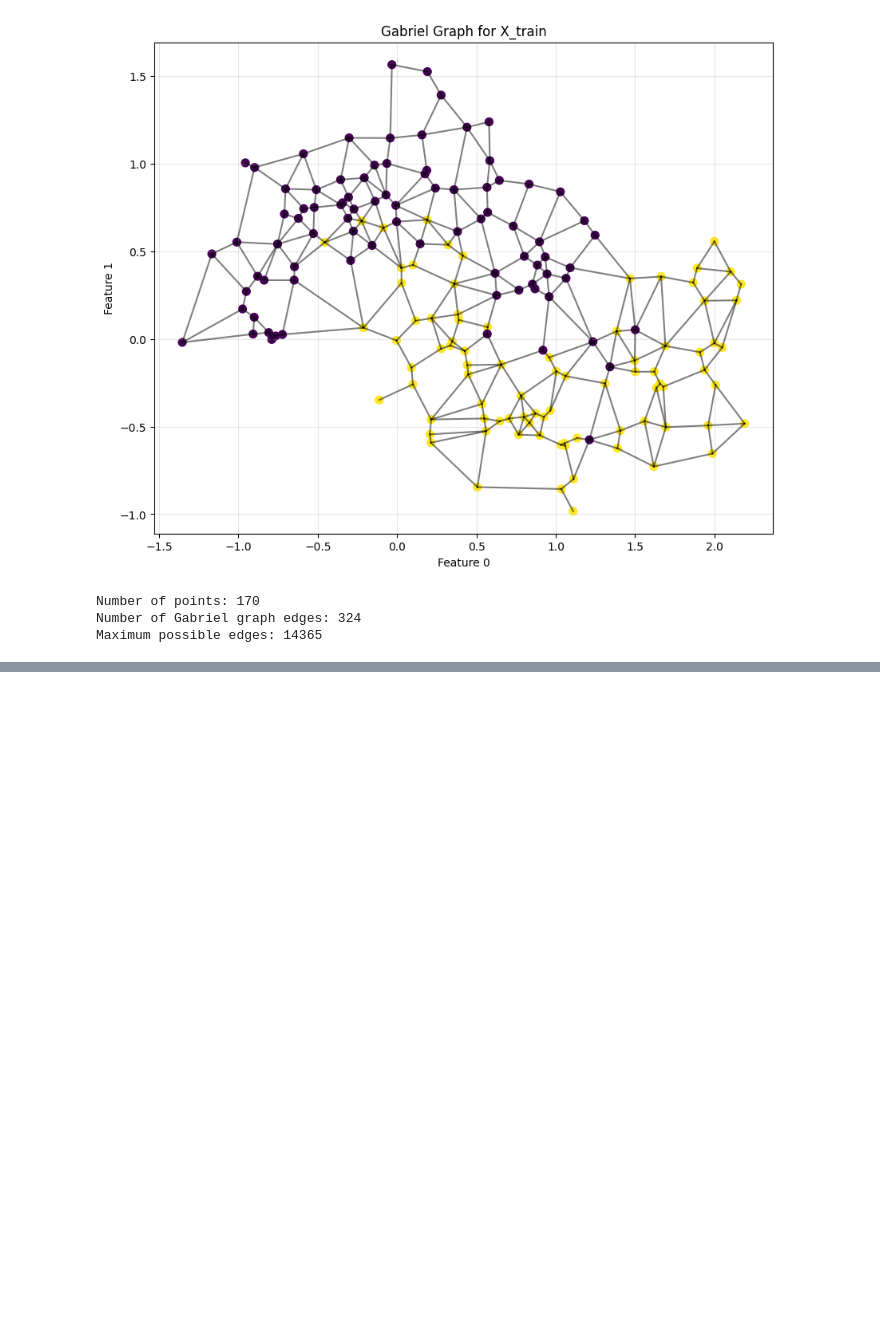
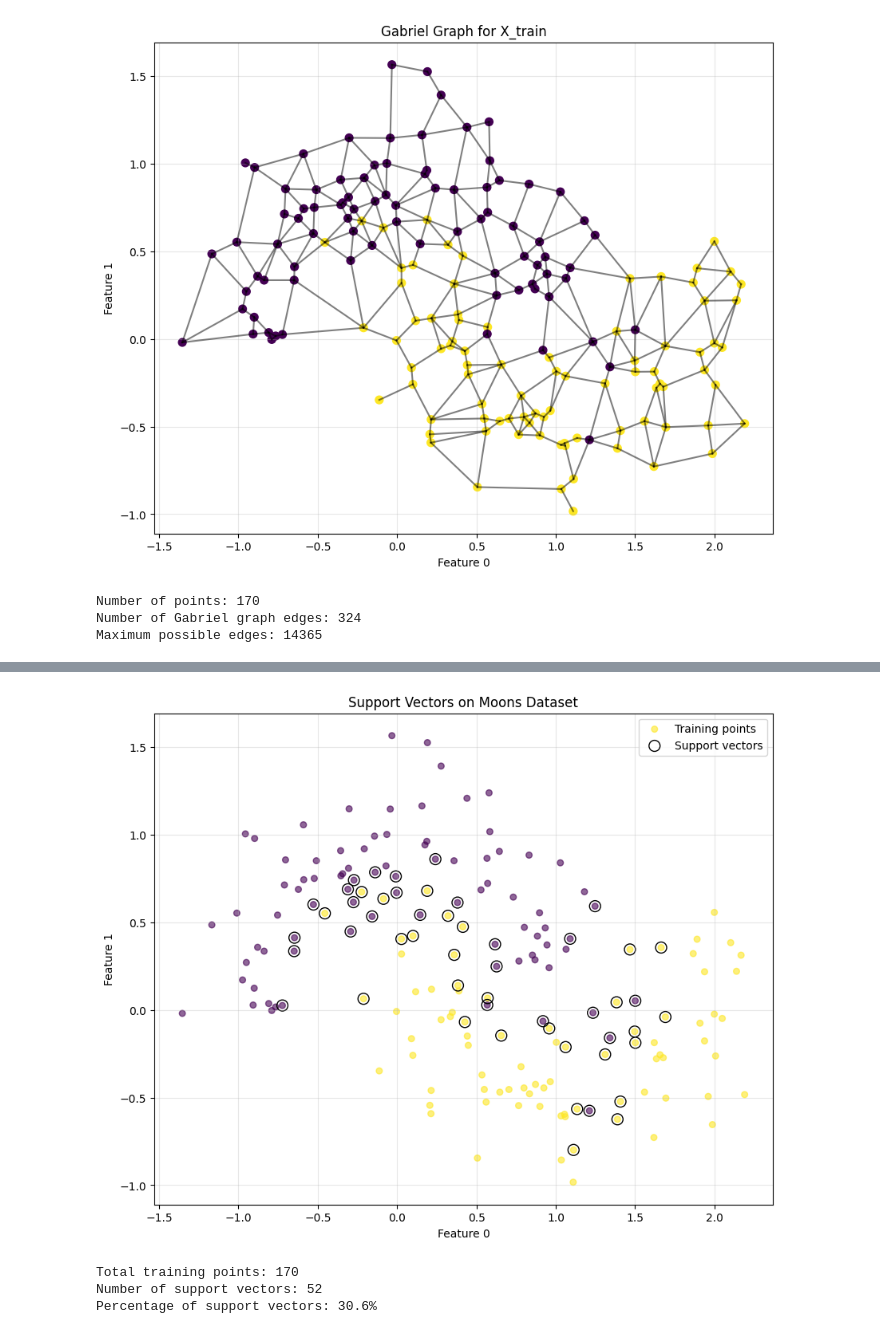
Before and after one commit to eduardo-ufmg/semana-conhecimento, a Jupyter notebook: knn.ipynb, the cells around one changed output, grey strips where cells are left out. Drawn from its saved outputs; the diff is of its cells as text; code cells hidden in the pictures; blank space fills up the shorter version.

```diff
--- a/knn.ipynb
+++ b/knn.ipynb
@@ -180,8 +180,8 @@ X_train, X_test, y_train, y_test = train_test_split(
 )
 
 # --- Build pipeline: scaling + classifier ---
-clf = RBFKNeighborsClassifier(k=k, h=h)  # use your implementation
-pipe = make_pipeline(StandardScaler(), clf)
+clf_ref = RBFKNeighborsClassifier(k=k, h=h)  # use your implementation
+pipe = make_pipeline(StandardScaler(), clf_ref)
 
 # --- Fit and evaluate ---
 pipe.fit(X_train, y_train)
@@ -292,7 +292,7 @@ Number of points: 170
 Number of Gabriel graph edges: 324
 Maximum possible edges: 14365
 # %%
-def support_vectors(gabriel_adj, y):
+def support_graph(gabriel_adj, y):
     """
     Return an adjacency matrix indicating Gabriel edges between points of different classes.
 
@@ -305,7 +305,7 @@ def support_vectors(gabriel_adj, y):
 
     Returns
     -------
-    differentsupport_vectors_class_matrix : ndarray of shape (n_samples, n_samples)
+    support_graph_matrix : ndarray of shape (n_samples, n_samples)
         Binary matrix where 1 indicates a Gabriel edge between points of different classes
     """
     gabriel_adj = np.asarray(gabriel_adj)
@@ -316,6 +316,6 @@ def support_vectors(gabriel_adj, y):
     different_classes = (y[:, np.newaxis] != y[np.newaxis, :]).astype(int)
 
     # Element-wise multiplication: 1 only if Gabriel edge AND different classes
-    different_class_matrix = gabriel_adj * different_classes
+    support_graph_matrix = gabriel_adj * different_classes
 
-    return different_class_matrix
+    return support_graph_matrix
@@ -362,0 +345,32 @@ Support vector indices: [  1   2   3  20  21  22  26  29  30  40  41  42  46  49
+# %%
+# Compute support graph and support vectors for the training data
+support_graph_mat = support_graph(gabriel_adj, y_train)
+support_vecs = support_vectors(X_train, support_graph_mat)
+
+# Create visualization of support vectors
+plt.figure(figsize=(10, 8))
+
+# Plot all training points
+plt.scatter(X_train[:, 0], X_train[:, 1], c=y_train, s=30, alpha=0.6,
+           label='Training points', cmap='viridis')
+
+# Highlight support vectors
+plt.scatter(support_vecs[:, 0], support_vecs[:, 1],
+           s=100, facecolors='none', edgecolors='black', linewidth=1,
+           label='Support vectors')
+
+plt.title('Support Vectors on Moons Dataset')
+plt.xlabel('Feature 0')
+plt.ylabel('Feature 1')
+plt.legend()
+plt.grid(True, alpha=0.3)
+plt.show()
+
+print(f"Total training points: {len(X_train)}")
+print(f"Number of support vectors: {len(support_vecs)}")
+print(f"Percentage of support vectors: {len(support_vecs)/len(X_train)*100:.1f}%")
+# %% [output]
+[figure, added]
+Total training points: 170
+Number of support vectors: 52
+Percentage of support vectors: 30.6%
```
Also changed, not shown: parts of 5 cells of this notebook.
